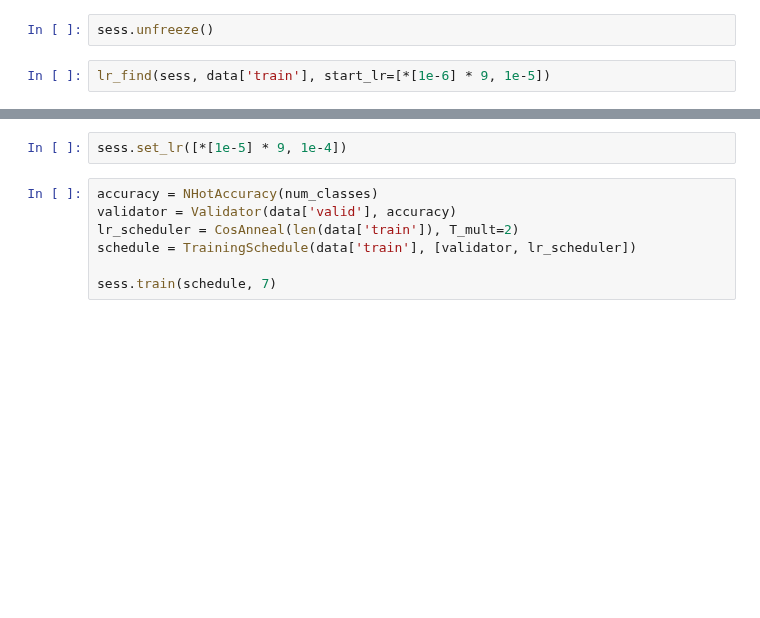
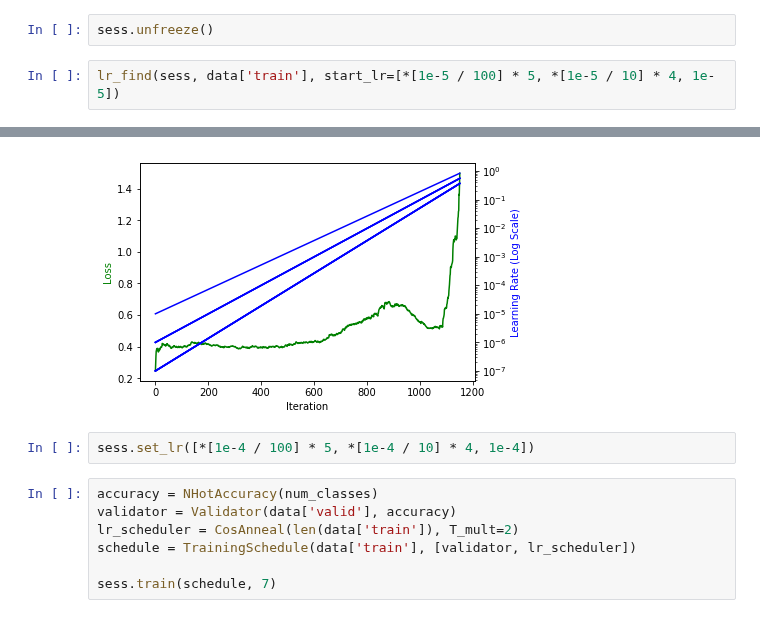
Before and after one commit to deepditch/deep.lib, a Jupyter notebook: RoadDamage.ipynb, the cells around one changed output, grey strips where cells are left out. Drawn from its saved outputs; the diff is of its cells as text; blank space fills up the shorter version.

```diff
--- a/RoadDamage.ipynb
+++ b/RoadDamage.ipynb
@@ -101,4 +121,5 @@ sess.load('TrainLayer1')
 # %%
 sess.unfreeze()
 # %%
-lr_find(sess, data['train'], start_lr=[*[1e-6] * 9, 1e-5])
+lr_find(sess, data['train'], start_lr=[*[1e-5 / 100] * 5, *[1e-5 / 10] * 4, 1e-5])
+# %% [output]
@@ -105,5 +128,6 @@ lr_find(sess, data['train'], start_lr=[*[1e-6] * 9, 1e-5])
+[figure, added]
 # %%
-sess.set_lr([*[1e-5] * 9, 1e-4])
+sess.set_lr([*[1e-4 / 100] * 5, *[1e-4 / 10] * 4, 1e-4])
 # %%
 accuracy = NHotAccuracy(num_classes)
 validator = Validator(data['valid'], accuracy)
```
Also changed, not shown: parts of 3 cells of this notebook, 1 other file.
